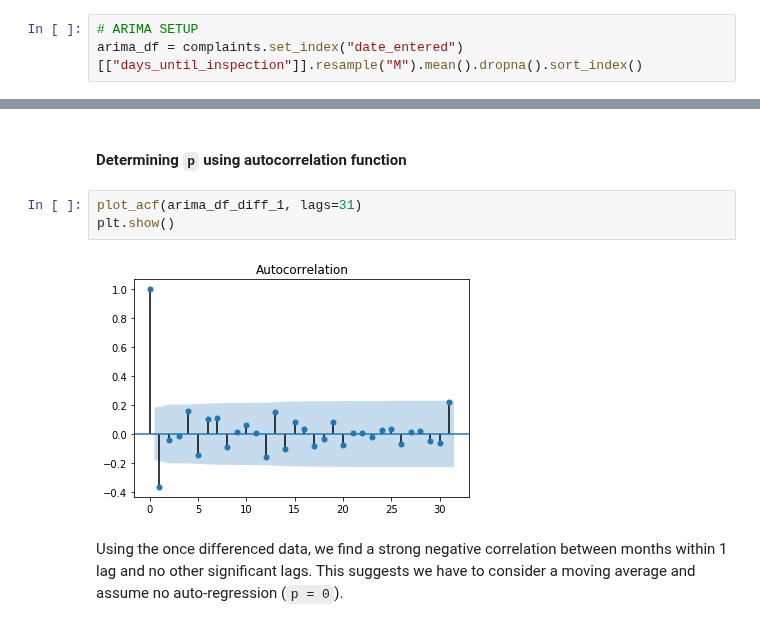
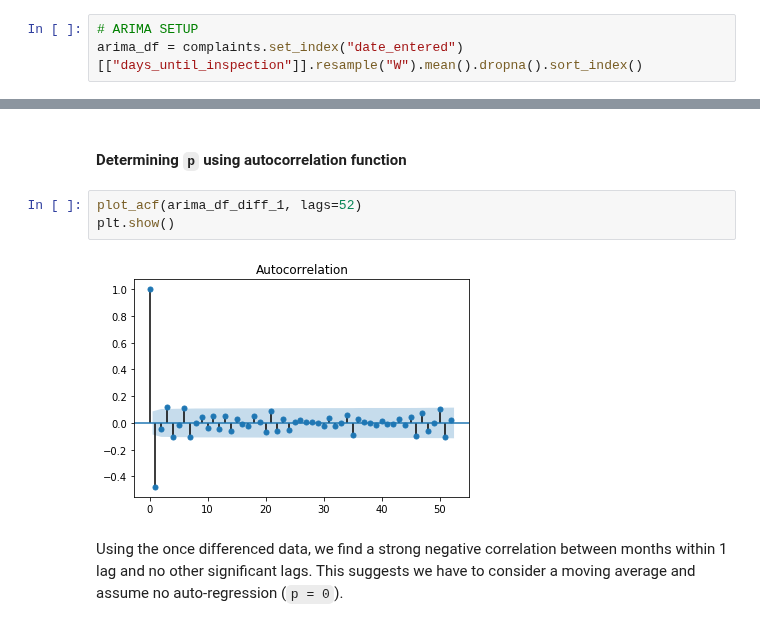
Before and after one commit to Shaddyjr/dob_complaints, a Jupyter notebook: dob_complaints.ipynb, the cells around one changed output, grey strips where cells are left out. Saved outputs shown, nothing was run; the diff lists cells and outputs as text.

```diff
--- a/dob_complaints.ipynb
+++ b/dob_complaints.ipynb
@@ -674,6 +674,6 @@ We've already seen some seasonality components in our data, which is a motivatin
 # %%
 # ARIMA SETUP
-arima_df = complaints.set_index("date_entered")[["days_until_inspection"]].resample("M").mean().dropna().sort_index()
+arima_df = complaints.set_index("date_entered")[["days_until_inspection"]].resample("W").mean().dropna().sort_index()
 # %% [markdown]
 #### Determining `d` using ADF (Augmented Dickey Fuller) Test
 
@@ -714,10 +714,10 @@ By __differencing once,__ with a 95% confidence, we reject the null hypothesis a
 # %% [markdown]
 #### Determining `p` using autocorrelation function
 # %%
-plot_acf(arima_df_diff_1, lags=31)
+plot_acf(arima_df_diff_1, lags=52)
 plt.show()
 # %% [output]
-[figure, old version]
+[figure, new version]
 # %% [markdown]
 Using the once differenced data, we find a strong negative correlation between months within 1 lag and no other significant lags. This suggests we have to consider a moving average and assume no auto-regression (`p = 0`).
 # %% [markdown]
```
Also changed, not shown: parts of 39 cells of this notebook.
